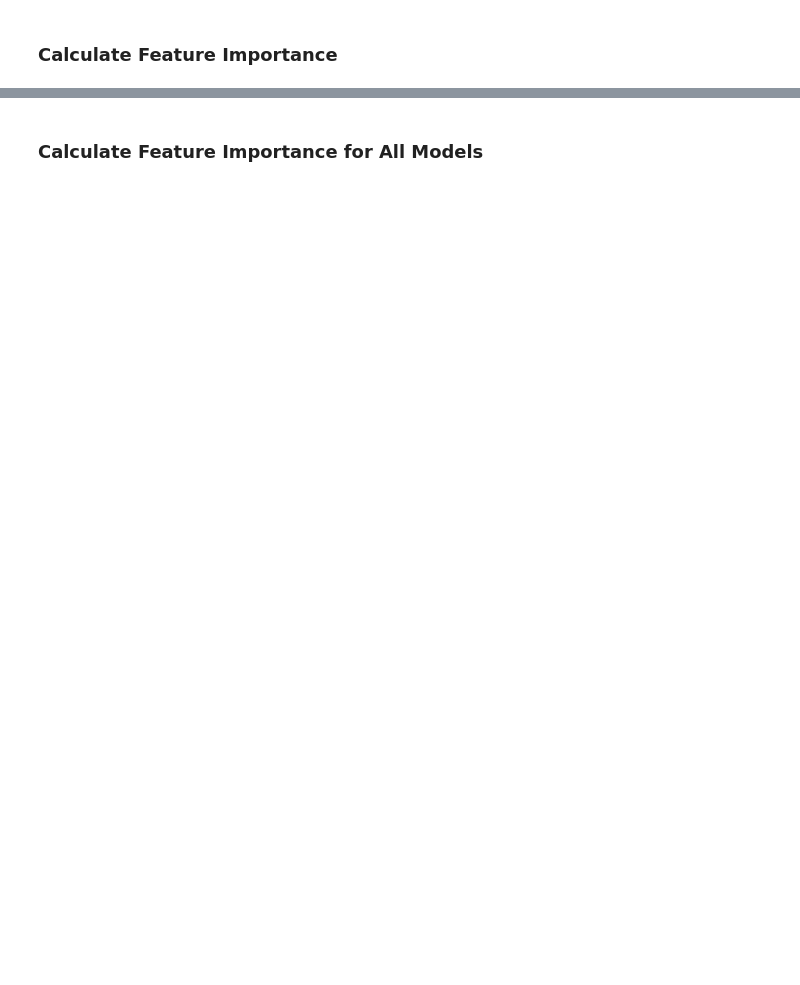
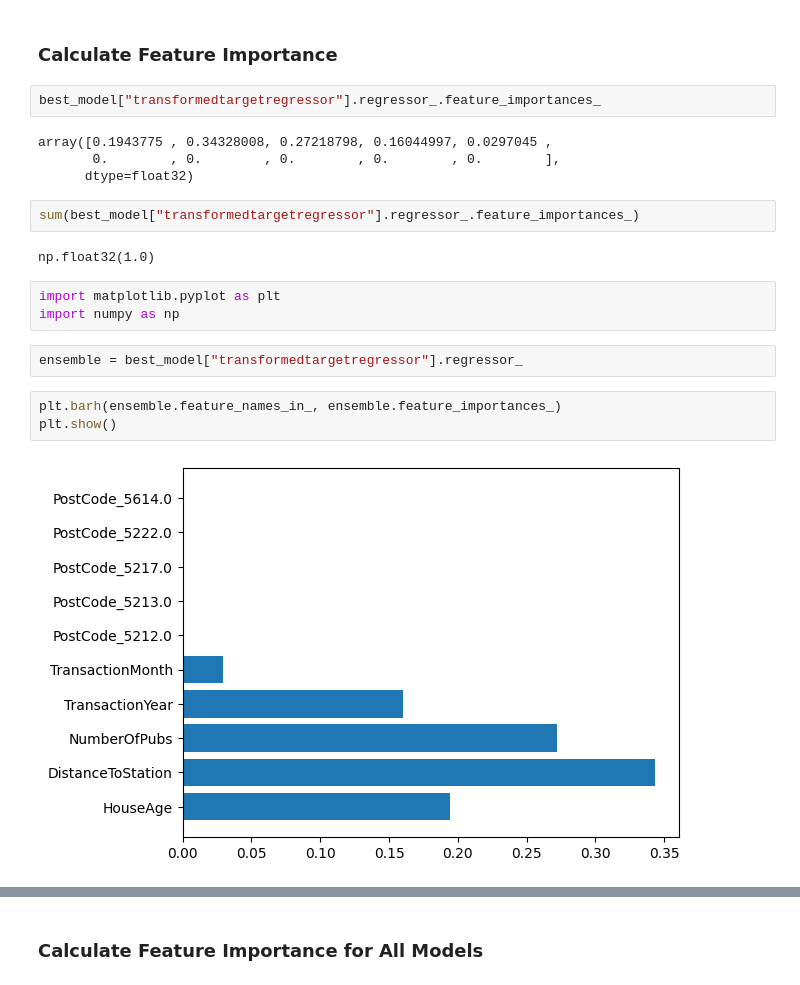
Before and after one commit to hypergalois/HousePricePredictionAPI, a Jupyter notebook: 4.Evaluation.ipynb, the cells around one changed output, grey strips where cells are left out. Saved outputs shown, nothing was run; the diff lists cells and outputs as text; blank space fills up the shorter version.

```diff
--- a/4.Evaluation.ipynb
+++ b/4.Evaluation.ipynb
@@ -169,2 +207,22 @@ results_df
 # %% [markdown]
 ### Calculate Feature Importance
+# %%
+best_model["transformedtargetregressor"].regressor_.feature_importances_
+# %% [output]
+array([0.1943775 , 0.34328008, 0.27218798, 0.16044997, 0.0297045 ,
+       0.        , 0.        , 0.        , 0.        , 0.        ],
+      dtype=float32)
+# %%
+sum(best_model["transformedtargetregressor"].regressor_.feature_importances_)
+# %% [output]
+np.float32(1.0)
+# %%
+import matplotlib.pyplot as plt
+import numpy as np
+# %%
+ensemble = best_model["transformedtargetregressor"].regressor_
+# %%
+plt.barh(ensemble.feature_names_in_, ensemble.feature_importances_)
+plt.show()
+# %% [output]
+[figure, added]
```
Also changed, not shown: parts of 11 cells of this notebook.
